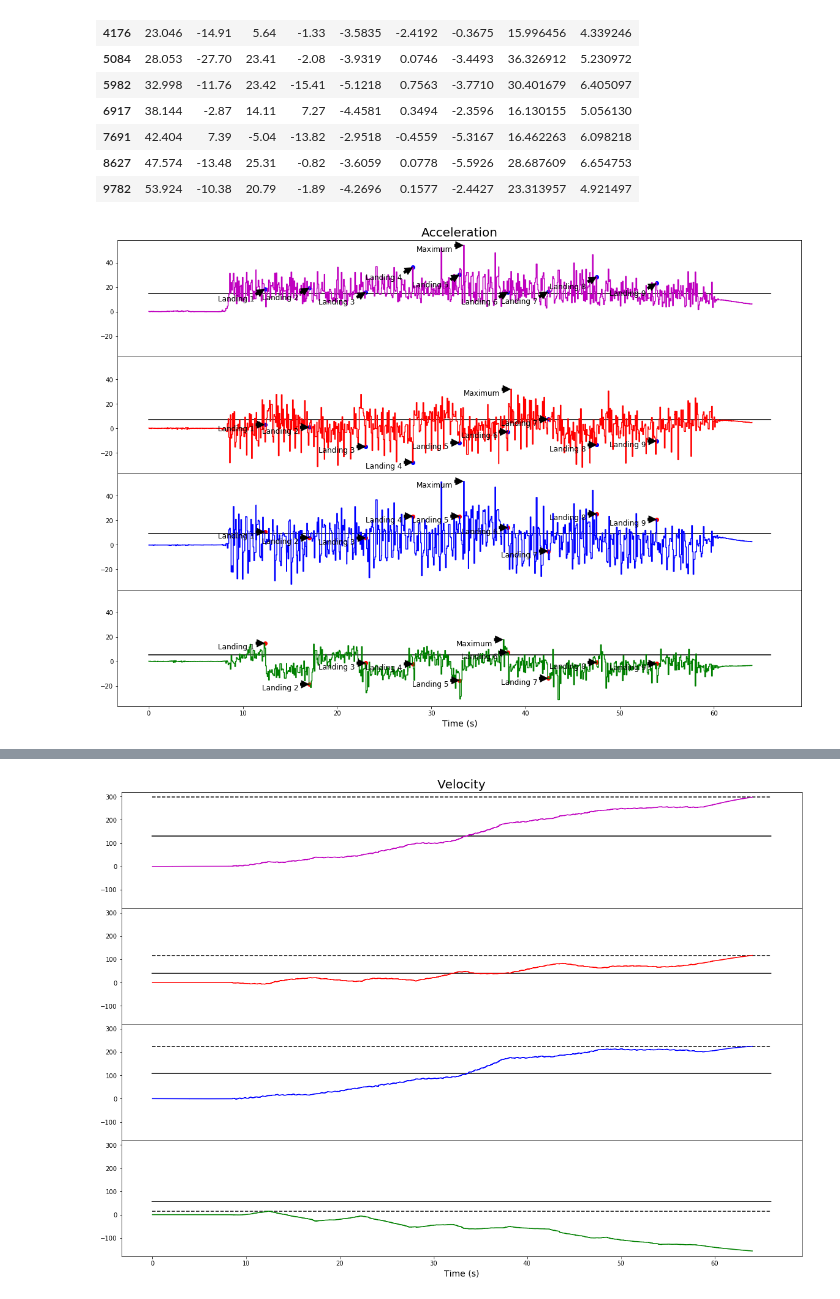
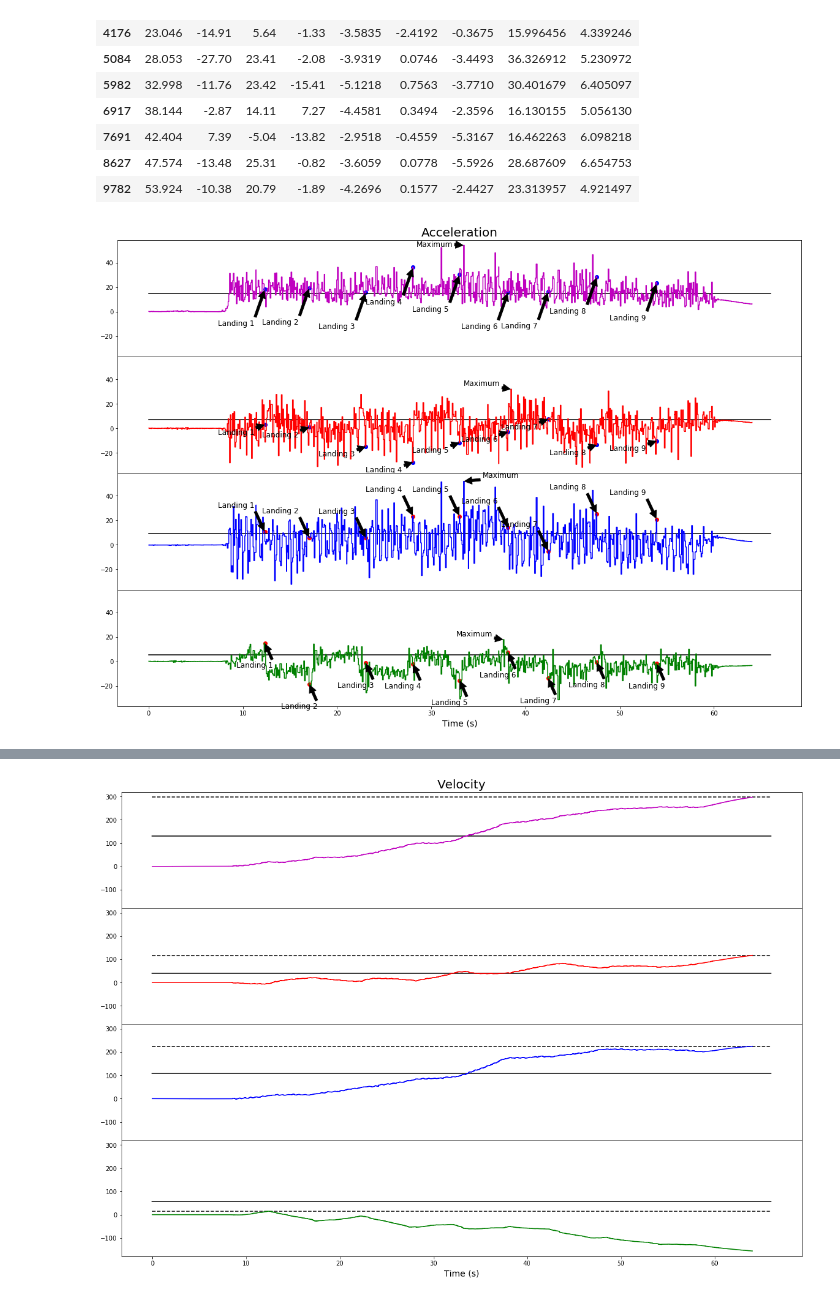
Before and after one commit to SunnyWillert18/Signals, a Jupyter notebook: deliverable_1.ipynb, the cells around one changed output, grey strips where cells are left out. Cells and saved outputs as stored; diff of their text form; code cells hidden in the pictures.

Commit message:
Format of annotations & insertion of comments

```diff
--- a/deliverable_1.ipynb
+++ b/deliverable_1.ipynb
@@ -19,11 +19,16 @@ from scipy import integrate as itg
 from scipy import signal
 from matplotlib import pyplot as plt
 # %%
-data = pd.read_csv('C:\Users\Sunny\Documents\signals_project\sunny_1.csv', header=0)
+# import data, remove unnecessary cells
+# data = pd.read_csv('C:\Users\Sunny\Documents\signals_project\sunny_1.csv', header=0)
+data = pd.read_csv('C:\\Users\\Sam\\Documents\\Signals\\sunny_1.csv', header=0)
 del data['Unnamed: 7']
+
+# create dataframes for velocity, angles, and distance
 int_1 = pd.DataFrame(columns=['time','ax_1','ay_1','az_1','wx_1','wy_1','wz_1'])
 int_2 = pd.DataFrame(columns=['time','ax_2','ay_2','az_2'])
 
+# create dataframes for average and maximum values
 avg = pd.DataFrame(columns=['a','w','a_1','w_1','a_2','ax','ay','az','wx','wy','wz','ax_1','ay_1','az_1','wx_1','wy_1','wz_1'],
                       index=['data'])
 maxs = pd.DataFrame(columns=['a','w','a_1','w_1','a_2','ax','ay','az','wx','wy','wz','ax_1','ay_1','az_1','wx_1','wy_1','wz_1'],
@@ -123,49 +139,58 @@ landings
 | 8627 | 47.574 | -13.48 | 25.31 | -0.82 | -3.6059 | 0.0778 | -5.5926 | 28.687609 | 6.654753 |
 | 9782 | 53.924 | -10.38 | 20.79 | -1.89 | -4.2696 | 0.1577 | -2.4427 | 23.313957 | 4.921497 |
 # %%
-### ACC ###
+### LINEAR ACCELERATION ###
+
+# create 4 subfigures for acceleration: overall acceleration, as well as acceleration in the x-axis, y-axis, and z-axis
 fig, (ax, ax1, ax2, ax3) = plt.subplots(4, sharex=True, sharey=True, figsize=(20,14))
 
+# annotate maximal values for each acceleration graph
 for idx,row in plot_maxs.iterrows():
     if idx == 'a':
-        ax.annotate('Maximum', (row['time'], row['data']), xytext=(row['time']-5, row['data']-5), arrowprops=dict(facecolor='black', shrink=0.05), fontsize=12)
+        ax.annotate('Maximum', (row['time'], row['data']), xytext=(row['time']-5, row['data']-1), arrowprops=dict(facecolor='black', shrink=0.05), fontsize=12)
     elif idx == 'ax':
-        ax1.annotate('Maximum', (row['time'], row['data']), xytext=(row['time']-5, row['data']-5), arrowprops=dict(facecolor='black', shrink=0.05), fontsize=12)
+        ax1.annotate('Maximum', (row['time'], row['data']), xytext=(row['time']-5, row['data']+3), arrowprops=dict(facecolor='black', shrink=0.05), fontsize=12)
     elif idx == 'ay':
-        ax2.annotate('Maximum', (row['time'], row['data']), xytext=(row['time']-5, row['data']-5), arrowprops=dict(facecolor='black', shrink=0.05), fontsize=12)
+        ax2.annotate('Maximum', (row['time'], row['data']), xytext=(row['time']+2, row['data']+3), arrowprops=dict(facecolor='black', shrink=0.05), fontsize=12)
     elif idx == 'az':
-        ax3.annotate('Maximum', (row['time'], row['data']), xytext=(row['time']-5, row['data']-5), arrowprops=dict(facecolor='black', shrink=0.05), fontsize=12)
+        ax3.annotate('Maximum', (row['time'], row['data']), xytext=(row['time']-5, row['data']+3), arrowprops=dict(facecolor='black', shrink=0.05), fontsize=12)
 
+# plot and annotate landings for each acceleration graph
 ax.plot(landings['time'], landings['a'], 'bo')
 ax1.plot(landings['time'], landings['ax'], 'bo')
 ax2.plot(landings['time'], landings['ay'], 'ro')
 ax3.plot(landings['time'], landings['az'], 'ro')
 
 count = 1
 for idx, row in landings.iterrows():
-    ax.annotate('Landing {}'.format(count), (row['time'], row['a']), xytext=(row['time']-5, row['a']-10), arrowprops=dict(facecolor='black', shrink=0.05), fontsize=12)
-    ax1.annotate('Landing {}'.format(count), (row['time'], row['ax']), xytext=(row['time']-5, row['ax']-5), arrowprops=dict(facecolor='black', shrink=0.05), fontsize=12)
-    ax2.annotate('Landing {}'.format(count), (row['time'], row['ay']), xytext=(row['time']-5, row['ay']-5), arrowprops=dict(facecolor='black', shrink=0.05), fontsize=12)
-    ax3.annotate('Landing {}'.format(count), (row['time'], row['az']), xytext=(row['time']-5, row['az']-5), arrowprops=dict(facecolor='black', shrink=0.05), fontsize=12)
+    ax.annotate('Landing {}'.format(count), (row['time'], row['a']), xytext=(row['time']-5, row['a']-30), arrowprops=dict(facecolor='black', shrink=0.05), fontsize=12)
+    ax1.annotate('Landing {}'.format(count), (row['time'], row['ax']), xytext=(row['time']-5, row['ax']-8), arrowprops=dict(facecolor='black', shrink=0.05), fontsize=12)
+    ax2.annotate('Landing {}'.format(count), (row['time'], row['ay']), xytext=(row['time']-5, row['ay']+20), arrowprops=dict(facecolor='black', shrink=0.05), fontsize=12)
+    ax3.annotate('Landing {}'.format(count), (row['time'], row['az']), xytext=(row['time']-3, row['az']-20), arrowprops=dict(facecolor='black', shrink=0.05), fontsize=12)
     count += 1
 
+# plot overall acceleration
 ax.plot((0,66),(avg['a'], avg['a']), 'k-')
 ax.plot(data['time'], data['a'], 'm-')
 
+# plot acceleration in the x-axis
 ax1.plot((0,66),(avg['ax'], avg['ax']), 'k-')
 ax1.plot(data['time'], data['ax'], 'r-')
 
+# plot acceleration in the y-axis
 ax2.plot((0,66),(avg['ay'], avg['ay']), 'k-')
 ax2.plot(data['time'], data['ay'], 'b-')
 
+# plot acceleration in the z-axis
 ax3.plot((0,66),(avg['az'], avg['az']), 'k-')
 ax3.plot(data['time'], data['az'], 'g-')
 
+# format figures
 fig.subplots_adjust(hspace=0)
 plt.setp([a.get_xticklabels() for a in fig.axes[:-1]], visible=False)
 ax.set_title('Acceleration', fontsize=20)
 plt.xlabel('Time (s)', fontsize=14)
 plt.show()
 # %% [output]
-[figure, old version]
+[figure, new version]
 # %%
```
Also changed, not shown: parts of 10 cells of this notebook.
